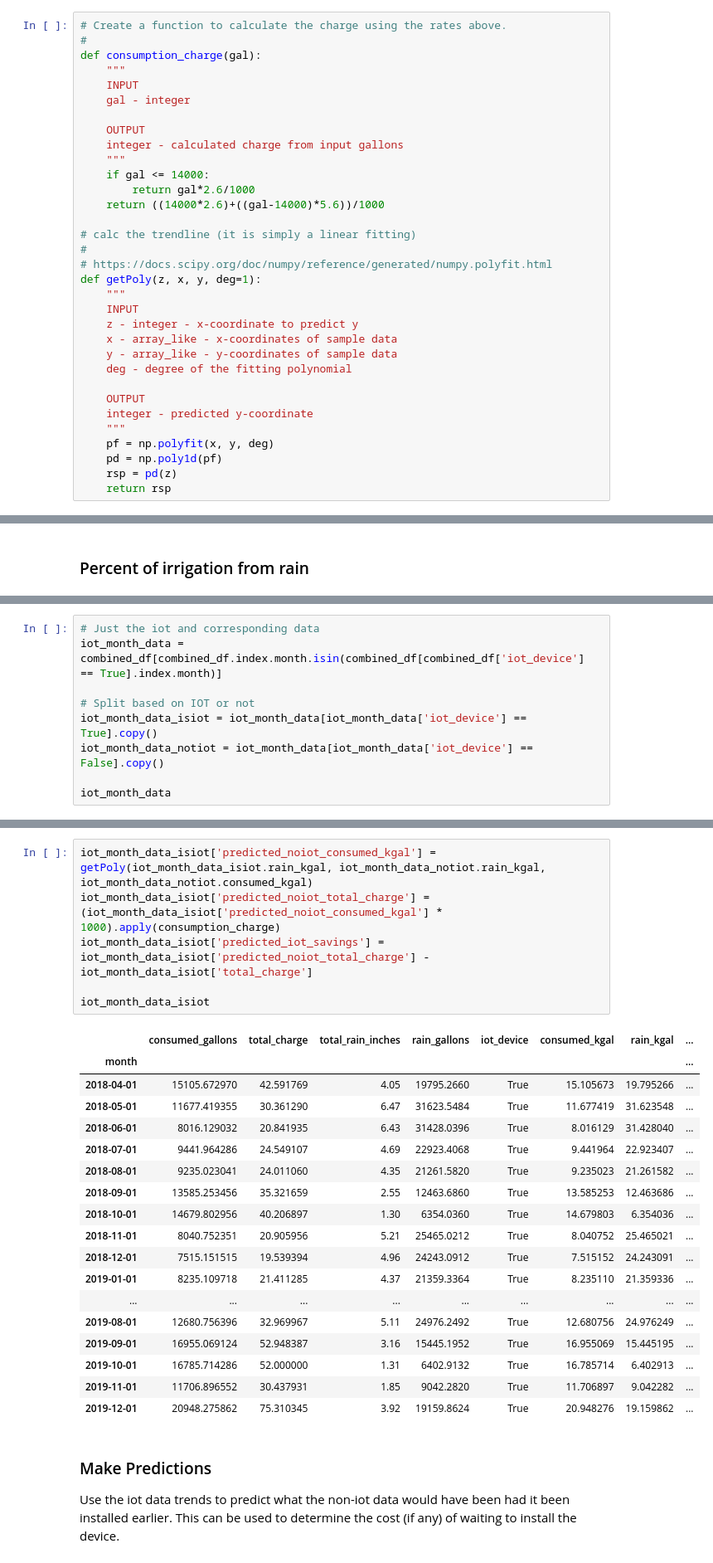
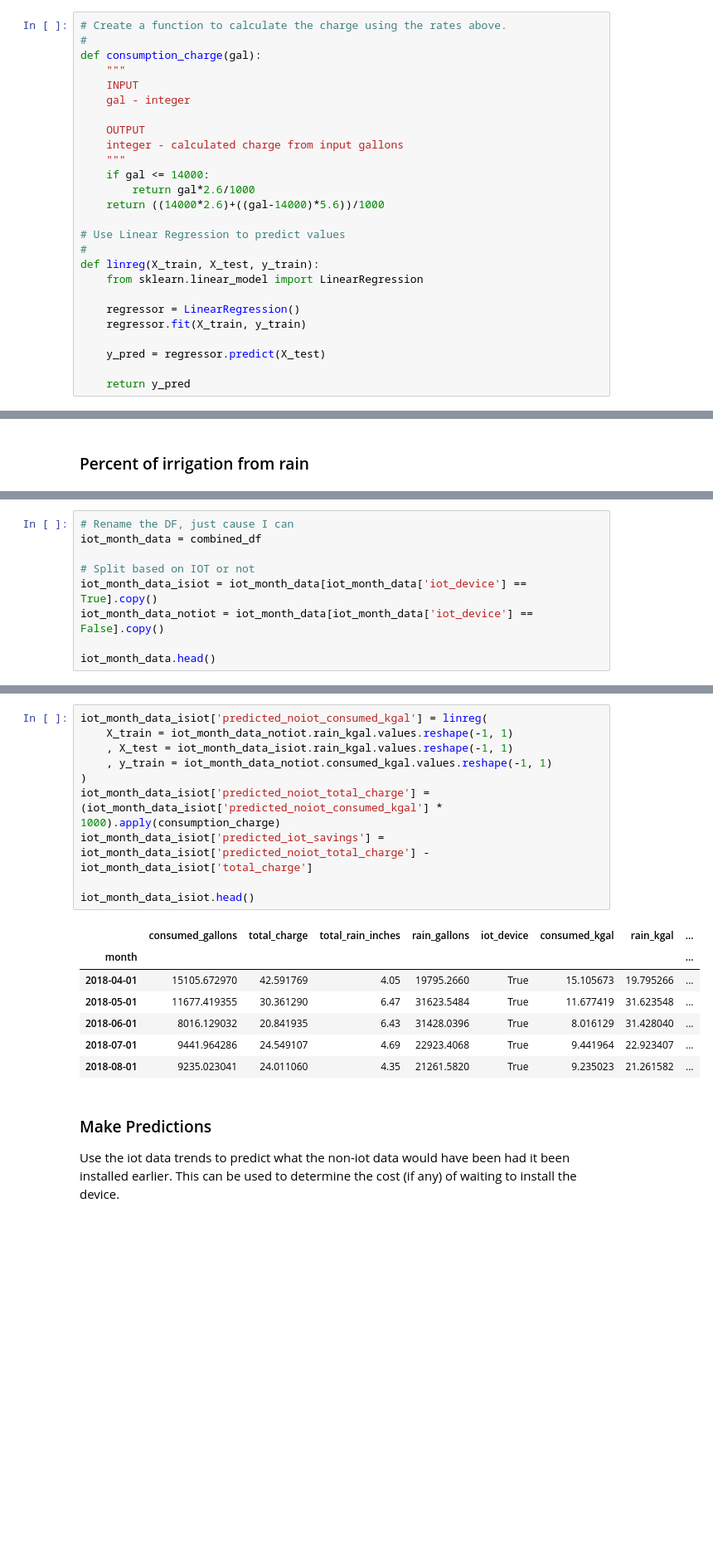
Before and after one commit to frigidplanet/smart_irrigation_analysis, a Jupyter notebook: Irrigation_Analysis.ipynb, the cells around one changed output, grey strips where cells are left out. Shown at 83% size. Drawn from its saved outputs; the diff is of its cells as text; blank space fills up the shorter version.

Commit message:
change to sklearn linear regression; add logistic regression

```diff
--- a/Irrigation_Analysis.ipynb
+++ b/Irrigation_Analysis.ipynb
@@ -96,24 +96,17 @@ def consumption_charge(gal):
         return gal*2.6/1000
     return ((14000*2.6)+((gal-14000)*5.6))/1000
 
-# calc the trendline (it is simply a linear fitting)
+# Use Linear Regression to predict values
 #
-# https://docs.scipy.org/doc/numpy/reference/generated/numpy.polyfit.html
-def getPoly(z, x, y, deg=1):
-    """
-    INPUT
-    z - integer - x-coordinate to predict y
-    x - array_like - x-coordinates of sample data
-    y - array_like - y-coordinates of sample data
-    deg - degree of the fitting polynomial
+def linreg(X_train, X_test, y_train):
+    from sklearn.linear_model import LinearRegression
 
-    OUTPUT
-    integer - predicted y-coordinate
-    """
-    pf = np.polyfit(x, y, deg)
-    pd = np.poly1d(pf)
-    rsp = pd(z)
-    return rsp
+    regressor = LinearRegression()
+    regressor.fit(X_train, y_train)
+
+    y_pred = regressor.predict(X_test)
+
+    return y_pred
 # %% [markdown]
 ### Data Alignment
 
@@ -326,12 +319,12 @@ This dataset consists of months with IOT data and corresponding months from non-
 # %%
-# Just the iot and corresponding data
-iot_month_data = combined_df[combined_df.index.month.isin(combined_df[combined_df['iot_device'] == True].index.month)]
+# Rename the DF, just cause I can
+iot_month_data = combined_df
 
 # Split based on IOT or not
 iot_month_data_isiot = iot_month_data[iot_month_data['iot_device'] == True].copy()
 iot_month_data_notiot = iot_month_data[iot_month_data['iot_device'] == False].copy()
 
-iot_month_data
+iot_month_data.head()
 # %% [output]
 |  | consumed_gallons | total_charge | total_rain_inches | rain_gallons | iot_device | consumed_kgal | rain_kgal | ... |
 | month |  |  |  |  |  |  |  | ... |
@@ -358,28 +340,21 @@ Use the non-iot data trends to predict what the iot data would have had it not b
 # %%
-iot_month_data_isiot['predicted_noiot_consumed_kgal'] = getPoly(iot_month_data_isiot.rain_kgal, iot_month_data_notiot.rain_kgal, iot_month_data_notiot.consumed_kgal)
+iot_month_data_isiot['predicted_noiot_consumed_kgal'] = linreg(
+    X_train = iot_month_data_notiot.rain_kgal.values.reshape(-1, 1)
+    , X_test = iot_month_data_isiot.rain_kgal.values.reshape(-1, 1)
+    , y_train = iot_month_data_notiot.consumed_kgal.values.reshape(-1, 1)
+)
 iot_month_data_isiot['predicted_noiot_total_charge'] = (iot_month_data_isiot['predicted_noiot_consumed_kgal'] * 1000).apply(consumption_charge)
 iot_month_data_isiot['predicted_iot_savings'] = iot_month_data_isiot['predicted_noiot_total_charge'] - iot_month_data_isiot['total_charge']
 
-iot_month_data_isiot
+iot_month_data_isiot.head()
 # %% [output]
 |  | consumed_gallons | total_charge | total_rain_inches | rain_gallons | iot_device | consumed_kgal | rain_kgal | ... |
 | month |  |  |  |  |  |  |  | ... |
 | 2018-04-01 | 15105.672970 | 42.591769 | 4.05 | 19795.2660 | True | 15.105673 | 19.795266 | ... |
 | 2018-05-01 | 11677.419355 | 30.361290 | 6.47 | 31623.5484 | True | 11.677419 | 31.623548 | ... |
 | 2018-06-01 | 8016.129032 | 20.841935 | 6.43 | 31428.0396 | True | 8.016129 | 31.428040 | ... |
 | 2018-07-01 | 9441.964286 | 24.549107 | 4.69 | 22923.4068 | True | 9.441964 | 22.923407 | ... |
 | 2018-08-01 | 9235.023041 | 24.011060 | 4.35 | 21261.5820 | True | 9.235023 | 21.261582 | ... |
-| 2018-09-01 | 13585.253456 | 35.321659 | 2.55 | 12463.6860 | True | 13.585253 | 12.463686 | ... |
-| 2018-10-01 | 14679.802956 | 40.206897 | 1.30 | 6354.0360 | True | 14.679803 | 6.354036 | ... |
-| 2018-11-01 | 8040.752351 | 20.905956 | 5.21 | 25465.0212 | True | 8.040752 | 25.465021 | ... |
-| 2018-12-01 | 7515.151515 | 19.539394 | 4.96 | 24243.0912 | True | 7.515152 | 24.243091 | ... |
-| 2019-01-01 | 8235.109718 | 21.411285 | 4.37 | 21359.3364 | True | 8.235110 | 21.359336 | ... |
-| ... | ... | ... | ... | ... | ... | ... | ... | ... |
-| 2019-08-01 | 12680.756396 | 32.969967 | 5.11 | 24976.2492 | True | 12.680756 | 24.976249 | ... |
-| 2019-09-01 | 16955.069124 | 52.948387 | 3.16 | 15445.1952 | True | 16.955069 | 15.445195 | ... |
-| 2019-10-01 | 16785.714286 | 52.000000 | 1.31 | 6402.9132 | True | 16.785714 | 6.402913 | ... |
-| 2019-11-01 | 11706.896552 | 30.437931 | 1.85 | 9042.2820 | True | 11.706897 | 9.042282 | ... |
-| 2019-12-01 | 20948.275862 | 75.310345 | 3.92 | 19159.8624 | True | 20.948276 | 19.159862 | ... |
 # %% [markdown]
 ### Make Predictions
 
```
Also changed, not shown: parts of 9 cells of this notebook, 1 other file.
